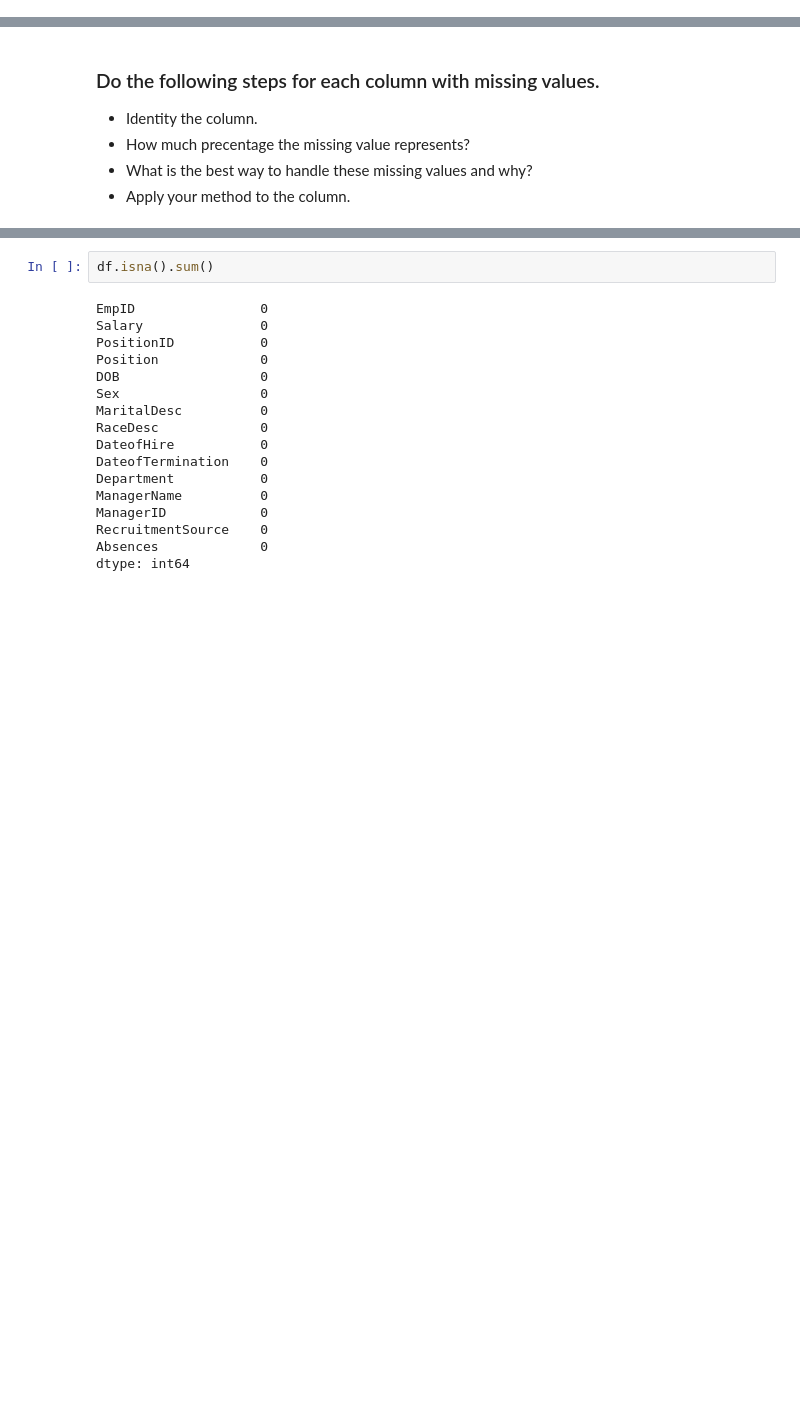
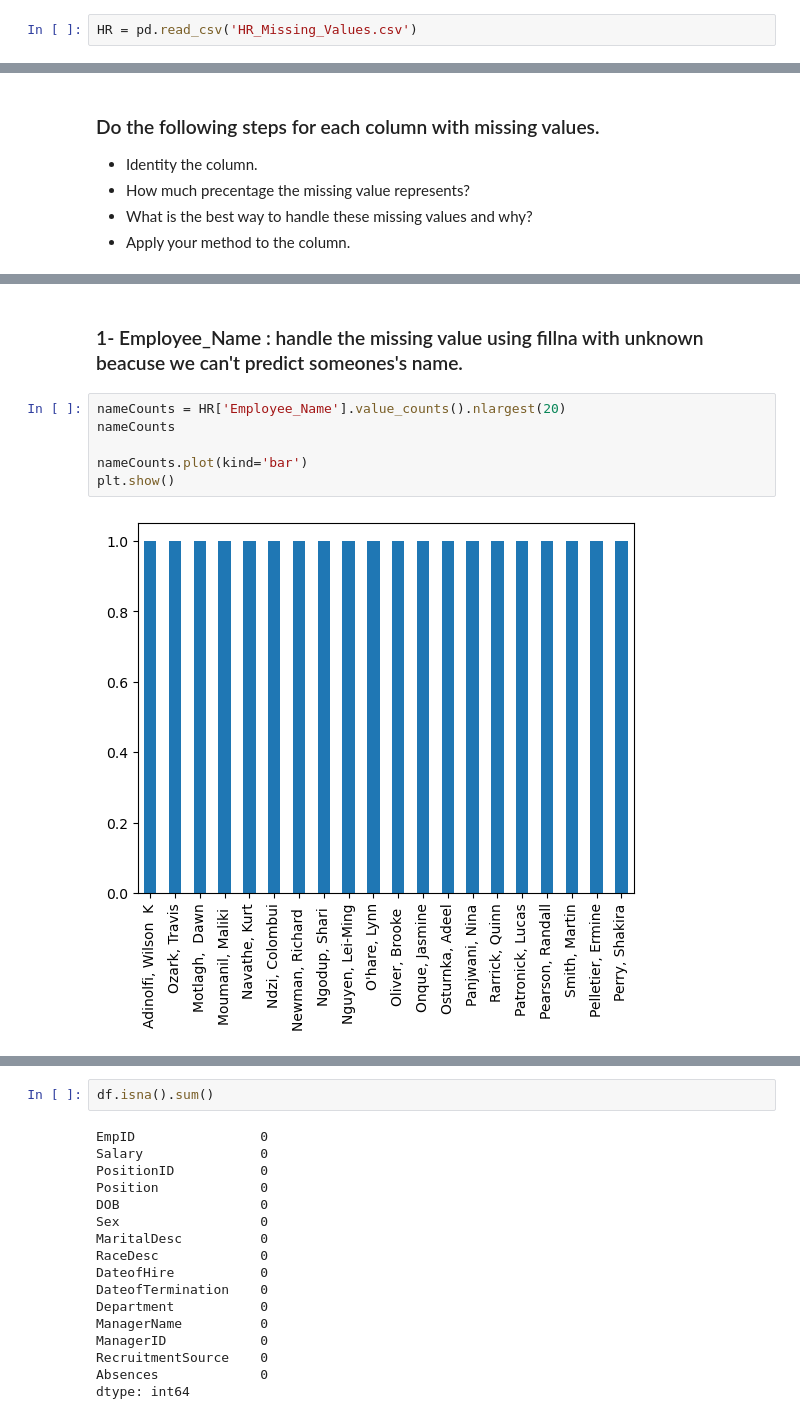
Before and after one commit to Tuwaiq-Data-Science-Bootcamp-V4/Missing-Data-Lab, a Jupyter notebook: Missing_Data_Assignment.ipynb, the cells around one changed output, grey strips where cells are left out. Saved outputs shown, nothing was run; the diff lists cells and outputs as text; blank space fills up the shorter version.

```diff
--- a/Missing_Data_Assignment.ipynb
+++ b/Missing_Data_Assignment.ipynb
@@ -3,5 +11,7 @@
 # %% [markdown]
 ### Load your dataset
+# %%
+HR = pd.read_csv('HR_Missing_Values.csv')
 # %% [markdown]
 ### Explore your data
 
@@ -19,0 +147,10 @@
+# %% [markdown]
+### 1- Employee_Name : handle the missing value using fillna with unknown beacuse we can't predict someones's name.
+# %%
+nameCounts = HR['Employee_Name'].value_counts().nlargest(20)
+nameCounts
+
+nameCounts.plot(kind='bar')
+plt.show()
+# %% [output]
+[figure, added]
```
Also changed, not shown: parts of 50 cells of this notebook.
